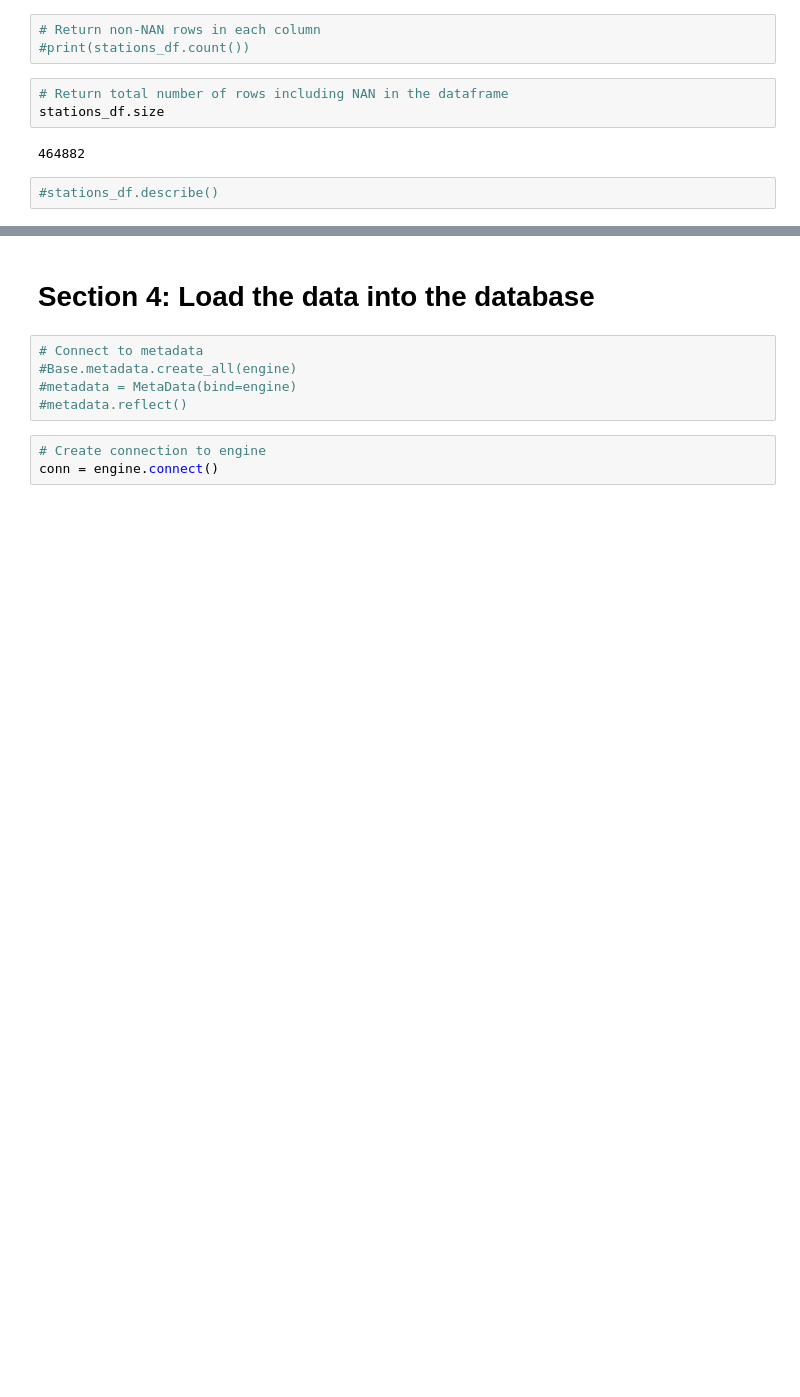
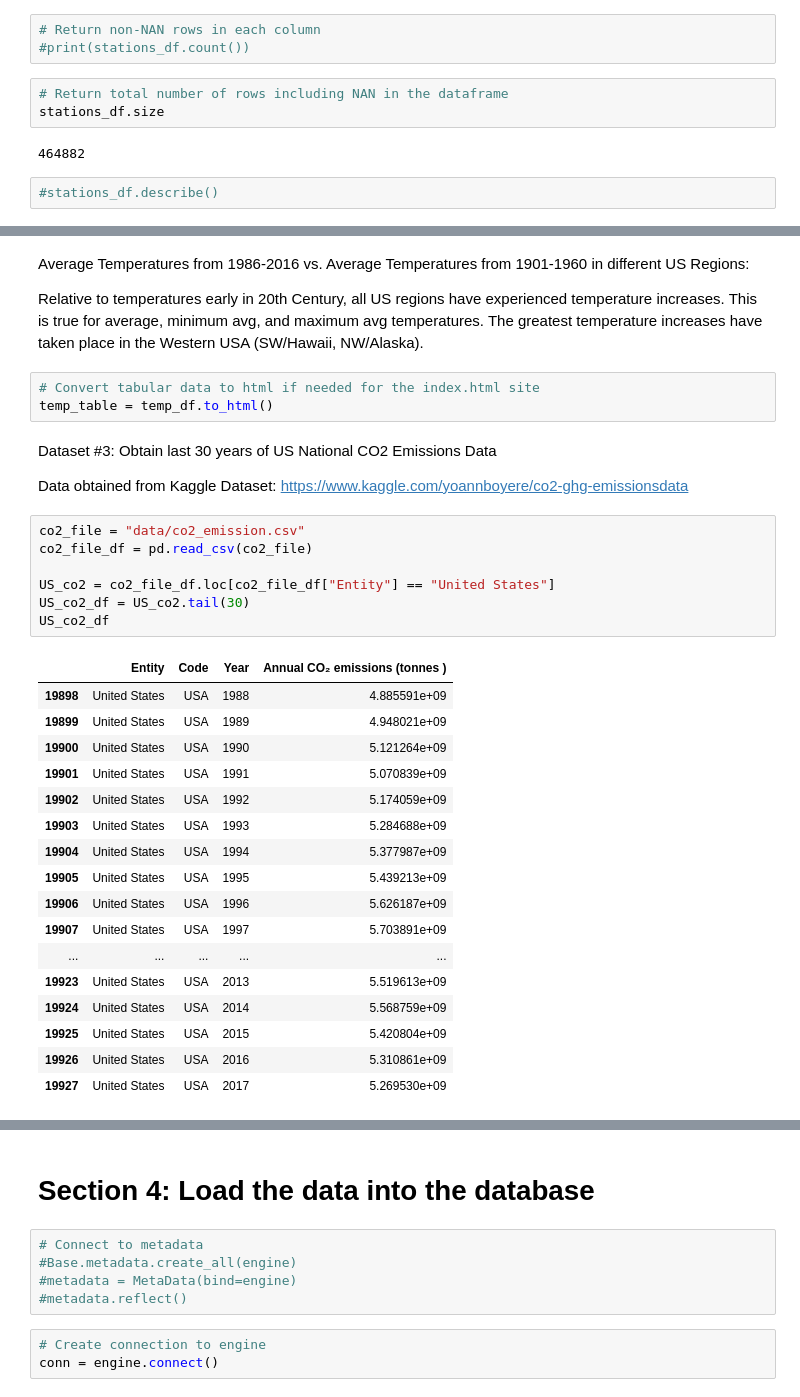
Before and after one commit to allychau/visualize_me_captain, a Jupyter notebook: master_load_tables.ipynb, the cells around one changed output, grey strips where cells are left out. Drawn from its saved outputs; the diff is of its cells as text; blank space fills up the shorter version.

```diff
--- a/master_load_tables.ipynb
+++ b/master_load_tables.ipynb
@@ -110,0 +131,38 @@ stations_df.size
+# %% [markdown]
+Average Temperatures from 1986-2016 vs. Average Temperatures from 1901-1960 in different US Regions:
+
+Relative to temperatures early in 20th Century, all US regions have experienced temperature increases.
+This is true for average, minimum avg, and maximum avg temperatures.
+The greatest temperature increases have taken place in the Western USA (SW/Hawaii, NW/Alaska).
+# %%
+# Convert tabular data to html if needed for the index.html site
+temp_table = temp_df.to_html()
+# %% [markdown]
+Dataset #3: Obtain last 30 years of US National CO2 Emissions Data
+
+Data obtained from Kaggle Dataset: https://www.kaggle.com/yoannboyere/co2-ghg-emissionsdata
+# %%
+co2_file = "data/co2_emission.csv"
+co2_file_df = pd.read_csv(co2_file)
+
+US_co2 = co2_file_df.loc[co2_file_df["Entity"] == "United States"]
+US_co2_df = US_co2.tail(30)
+US_co2_df
+# %% [output]
+|  | Entity | Code | Year | Annual CO₂ emissions (tonnes ) |
+| 19898 | United States | USA | 1988 | 4.885591e+09 |
+| 19899 | United States | USA | 1989 | 4.948021e+09 |
+| 19900 | United States | USA | 1990 | 5.121264e+09 |
+| 19901 | United States | USA | 1991 | 5.070839e+09 |
+| 19902 | United States | USA | 1992 | 5.174059e+09 |
+| 19903 | United States | USA | 1993 | 5.284688e+09 |
+| 19904 | United States | USA | 1994 | 5.377987e+09 |
+| 19905 | United States | USA | 1995 | 5.439213e+09 |
+| 19906 | United States | USA | 1996 | 5.626187e+09 |
+| 19907 | United States | USA | 1997 | 5.703891e+09 |
+| ... | ... | ... | ... | ... |
+| 19923 | United States | USA | 2013 | 5.519613e+09 |
+| 19924 | United States | USA | 2014 | 5.568759e+09 |
+| 19925 | United States | USA | 2015 | 5.420804e+09 |
+| 19926 | United States | USA | 2016 | 5.310861e+09 |
+| 19927 | United States | USA | 2017 | 5.269530e+09 |
```
Also changed, not shown: parts of 6 cells of this notebook.
